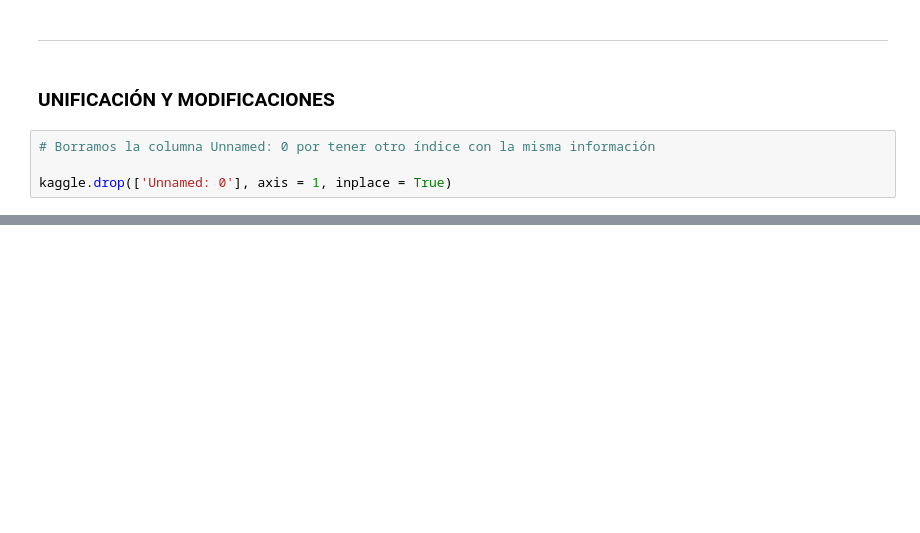
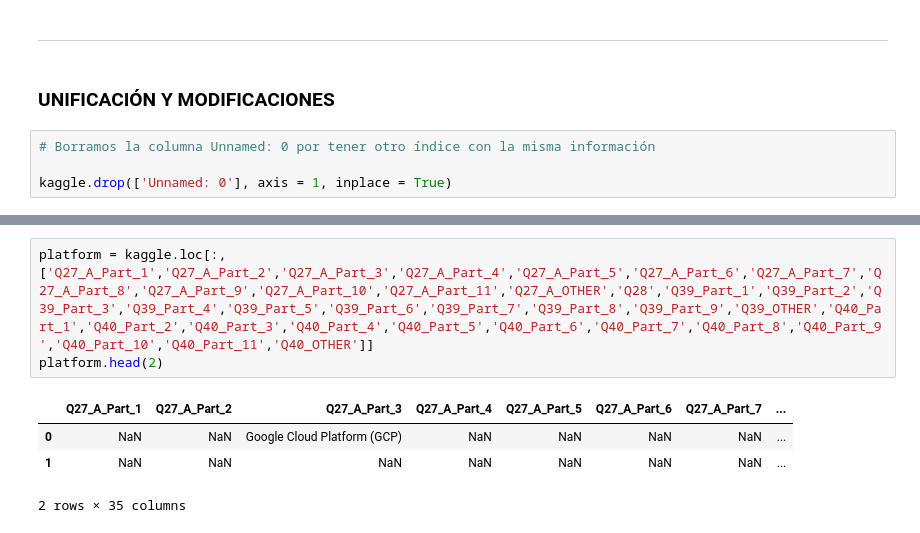
Before and after one commit to paulafuenteg/Kaggle-DS-ML-Survey, a Jupyter notebook: Exploracion_unificacion/exploracion_unificacion data_kaggle.ipynb, the cells around one changed output, grey strips where cells are left out. Cells and saved outputs as stored; diff of their text form; blank space fills up the shorter version.

```diff
--- a/Exploracion_unificacion/exploracion_unificacion data_kaggle.ipynb
+++ b/Exploracion_unificacion/exploracion_unificacion data_kaggle.ipynb
@@ -58,0 +185,8 @@ kaggle.drop(['Unnamed: 0'], axis = 1, inplace = True)
+# %%
+platform = kaggle.loc[:,['Q27_A_Part_1','Q27_A_Part_2','Q27_A_Part_3','Q27_A_Part_4','Q27_A_Part_5','Q27_A_Part_6','Q27_A_Part_7','Q27_A_Part_8','Q27_A_Part_9','Q27_A_Part_10','Q27_A_Part_11','Q27_A_OTHER','Q28','Q39_Part_1','Q39_Part_2','Q39_Part_3','Q39_Part_4','Q39_Part_5','Q39_Part_6','Q39_Part_7','Q39_Part_8','Q39_Part_9','Q39_OTHER','Q40_Part_1','Q40_Part_2','Q40_Part_3','Q40_Part_4','Q40_Part_5','Q40_Part_6','Q40_Part_7','Q40_Part_8','Q40_Part_9','Q40_Part_10','Q40_Part_11','Q40_OTHER']]
+platform.head(2)
+# %% [output]
+|  | Q27_A_Part_1 | Q27_A_Part_2 | Q27_A_Part_3 | Q27_A_Part_4 | Q27_A_Part_5 | Q27_A_Part_6 | Q27_A_Part_7 | ... |
+| 0 | NaN | NaN | Google Cloud Platform (GCP) | NaN | NaN | NaN | NaN | ... |
+| 1 | NaN | NaN | NaN | NaN | NaN | NaN | NaN | ... |
+2 rows × 35 columns
```
Also changed, not shown: parts of 14 cells of this notebook, 6 other files.
